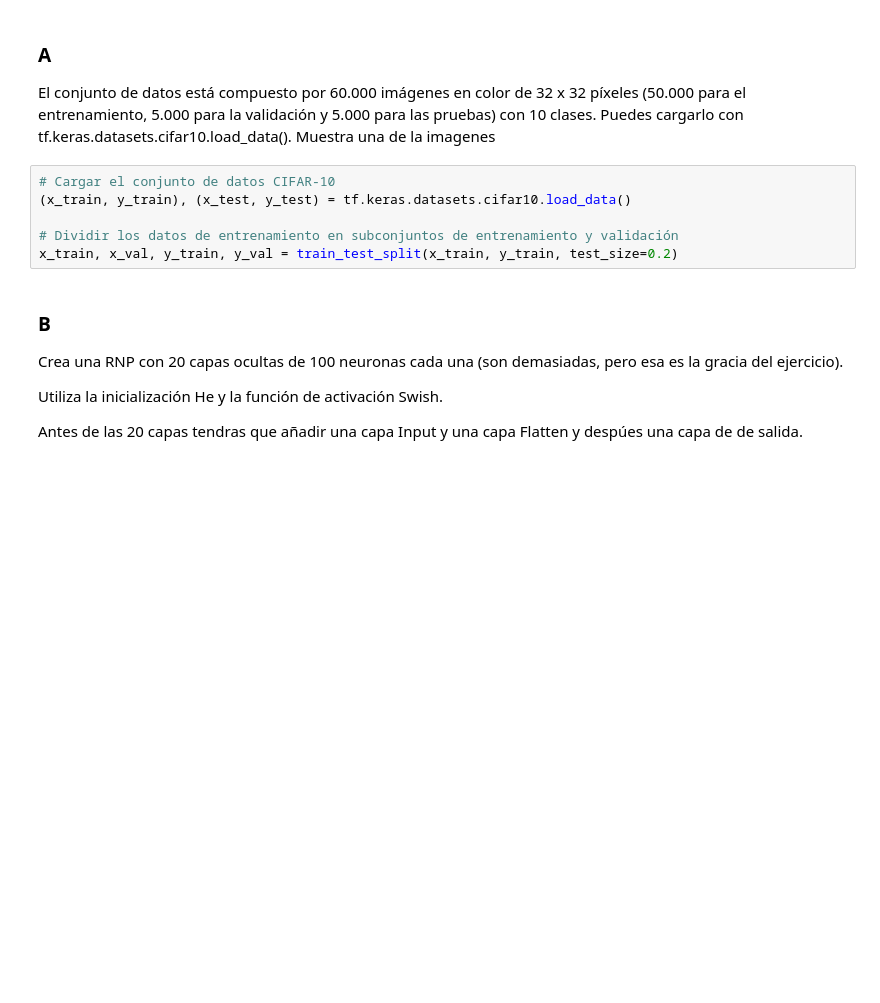
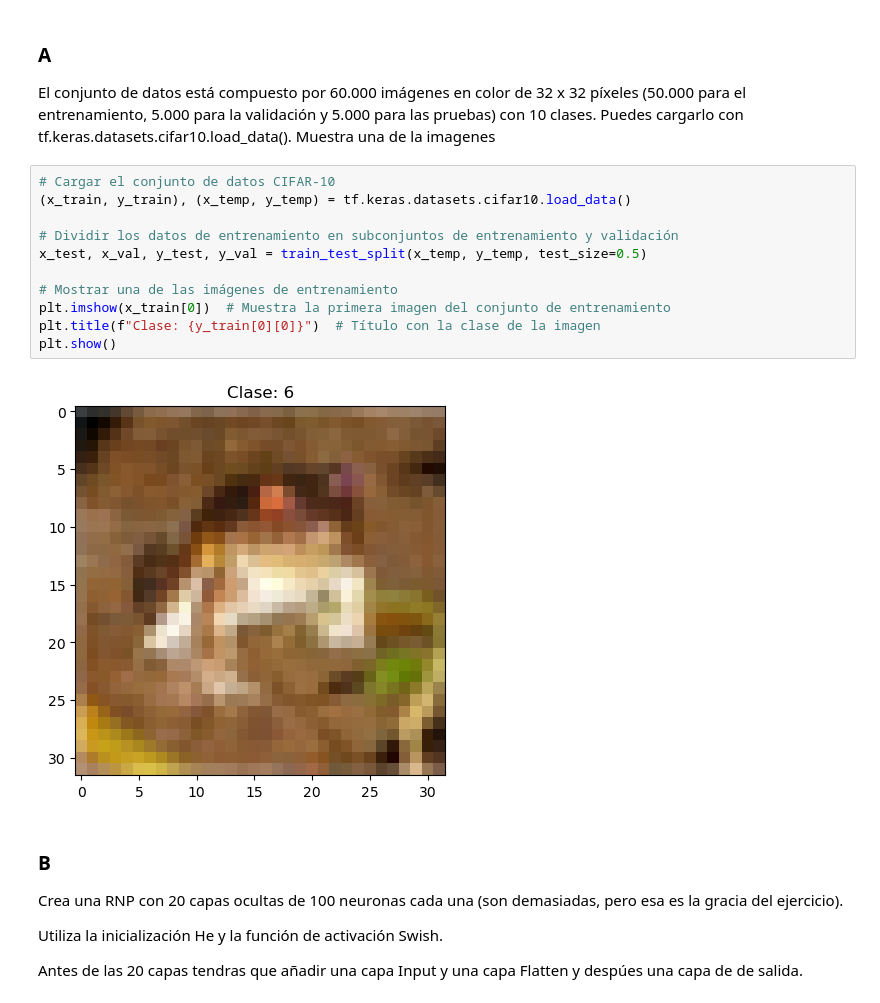
Before and after one commit to Guifora/IABD, a Jupyter notebook: IA/redes neuronales/4_6Ejercicios_guillermo_fora.ipynb, the cells around one changed output. Drawn from its saved outputs; the diff is of its cells as text; blank space fills up the shorter version.

```diff
--- a/IA/redes neuronales/4_6Ejercicios_guillermo_fora.ipynb
+++ b/IA/redes neuronales/4_6Ejercicios_guillermo_fora.ipynb
@@ -30,10 +30,17 @@ Practica cómo entrenar una red neuronal profunda con el conjunto de datos de im
 El conjunto de datos está compuesto por 60.000 imágenes en color de 32 x 32 píxe­les (50.000 para el entrenamiento, 5.000 para la validación y 5.000 para las pruebas) con 10 clases. Puedes cargarlo con tf.keras.datasets.cifar10.load_data(). Muestra una de la imagenes
 # %%
 # Cargar el conjunto de datos CIFAR-10
-(x_train, y_train), (x_test, y_test) = tf.keras.datasets.cifar10.load_data()
+(x_train, y_train), (x_temp, y_temp) = tf.keras.datasets.cifar10.load_data()
 
 # Dividir los datos de entrenamiento en subconjuntos de entrenamiento y validación
-x_train, x_val, y_train, y_val = train_test_split(x_train, y_train, test_size=0.2)
+x_test, x_val, y_test, y_val = train_test_split(x_temp, y_temp, test_size=0.5)
+
+# Mostrar una de las imágenes de entrenamiento
+plt.imshow(x_train[0])  # Muestra la primera imagen del conjunto de entrenamiento
+plt.title(f"Clase: {y_train[0][0]}")  # Título con la clase de la imagen
+plt.show()
+# %% [output]
+[figure, added]
 # %% [markdown]
 ### B
 Crea una RNP con 20 capas ocultas de 100 neuronas cada una (son demasiadas,
```
Also changed, not shown: parts of 5 cells of this notebook, 4 other files.
